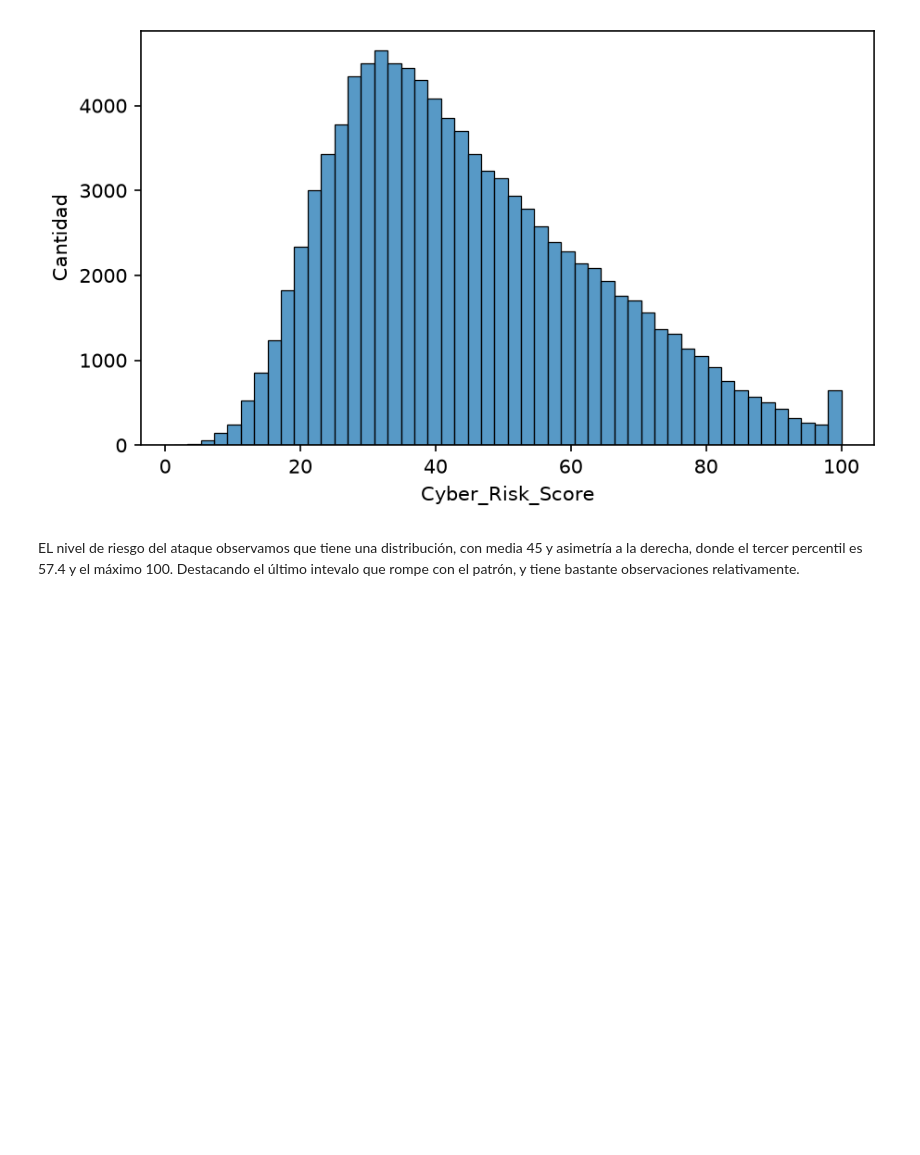
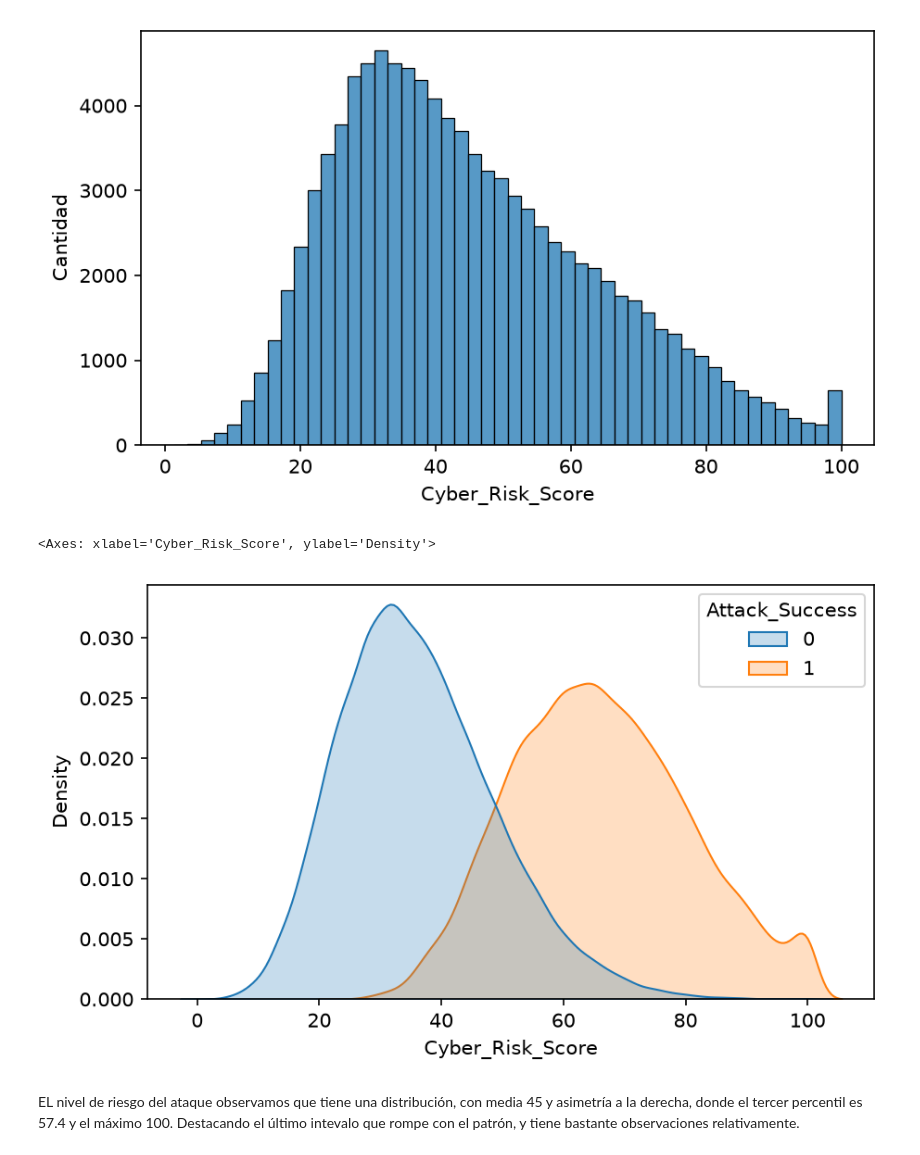
Before and after one commit to franconicolas38/proyecto-final-pycd, a Jupyter notebook: codigo_trabajo_final.ipynb, the cells around one changed output. Drawn from its saved outputs; the diff is of its cells as text; code cells hidden in the pictures; blank space fills up the shorter version.

```diff
--- a/codigo_trabajo_final.ipynb
+++ b/codigo_trabajo_final.ipynb
@@ -91,5 +91,12 @@ ax.set_ylabel("Cantidad")
 # %% [output]
 Text(0, 0.5, 'Cantidad')
 [figure]
+# %%
+fig, ax = plt.subplots(figsize=(6, 3.5), layout="constrained")
+sns.kdeplot(data=df,
+ x = "Cyber_Risk_Score",hue = "Attack_Success", ax=ax, fill = True, common_norm = False)
+# %% [output]
+<Axes: xlabel='Cyber_Risk_Score', ylabel='Density'>
+[figure, added]
 # %% [markdown]
 EL nivel de riesgo del ataque observamos que tiene una distribución, con media 45 y asimetría a la derecha, donde el tercer percentil es 57.4 y el máximo 100. Destacando el último intevalo que rompe con el patrón, y tiene bastante observaciones relativamente.
```
Also changed, not shown: parts of 6 cells of this notebook.
